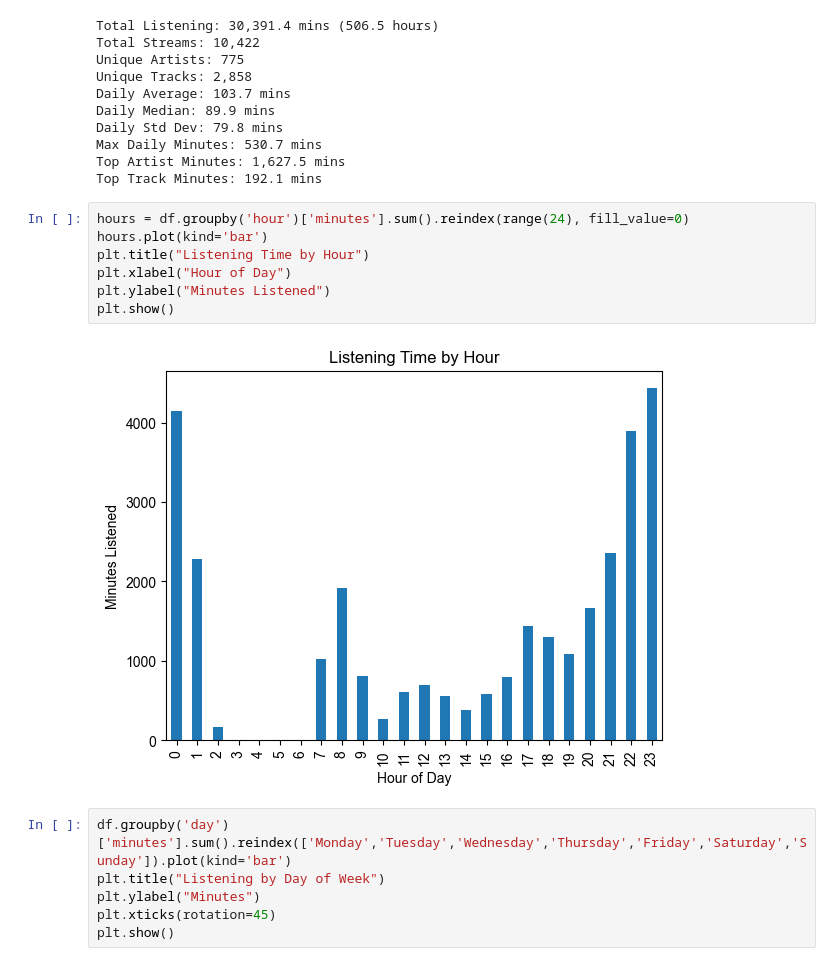
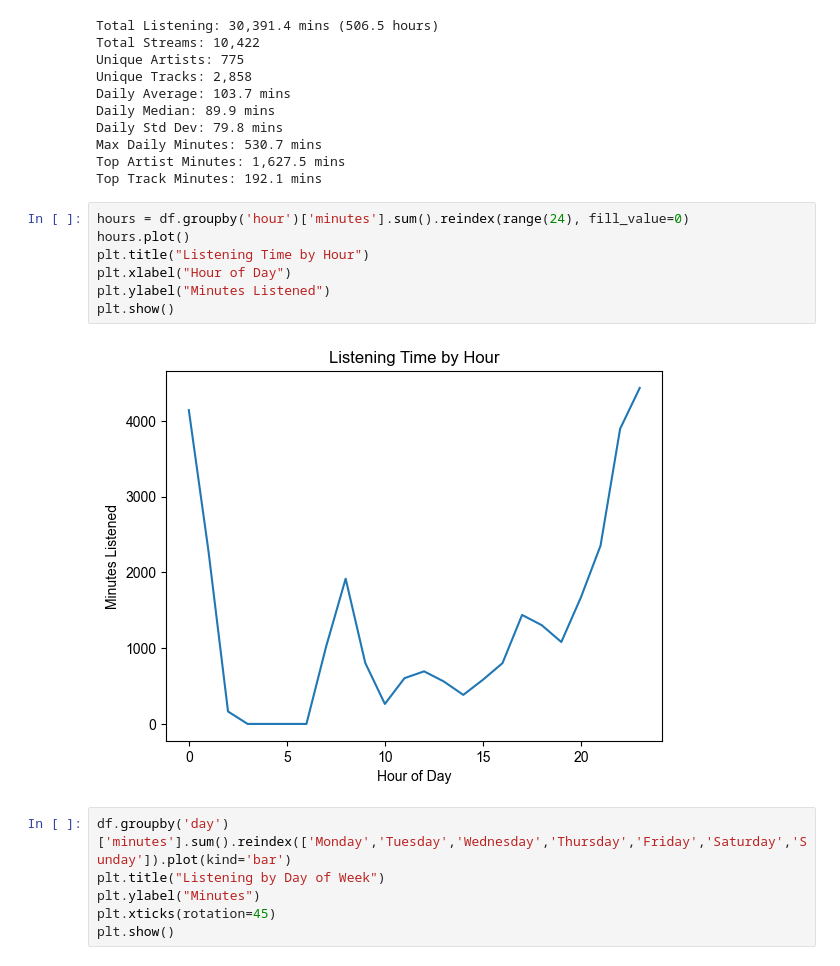
Before and after one commit to Devligan/Spotify-Wrapped, a Jupyter notebook: SriharshaDataViz.ipynb, the cells around one changed output. Saved outputs shown, nothing was run; the diff lists cells and outputs as text.

```diff
--- a/SriharshaDataViz.ipynb
+++ b/SriharshaDataViz.ipynb
@@ -68,13 +68,13 @@ Top Artist Minutes: 1,627.5 mins
 Top Track Minutes: 192.1 mins
 # %%
 hours = df.groupby('hour')['minutes'].sum().reindex(range(24), fill_value=0)
-hours.plot(kind='bar')
+hours.plot()
 plt.title("Listening Time by Hour")
 plt.xlabel("Hour of Day")
 plt.ylabel("Minutes Listened")
 plt.show()
 # %% [output]
-[figure, old version]
+[figure, new version]
 # %%
 df.groupby('day')['minutes'].sum().reindex(['Monday','Tuesday','Wednesday','Thursday','Friday','Saturday','Sunday']).plot(kind='bar')
 plt.title("Listening by Day of Week")
```
Also changed, not shown: parts of 2 cells of this notebook.
